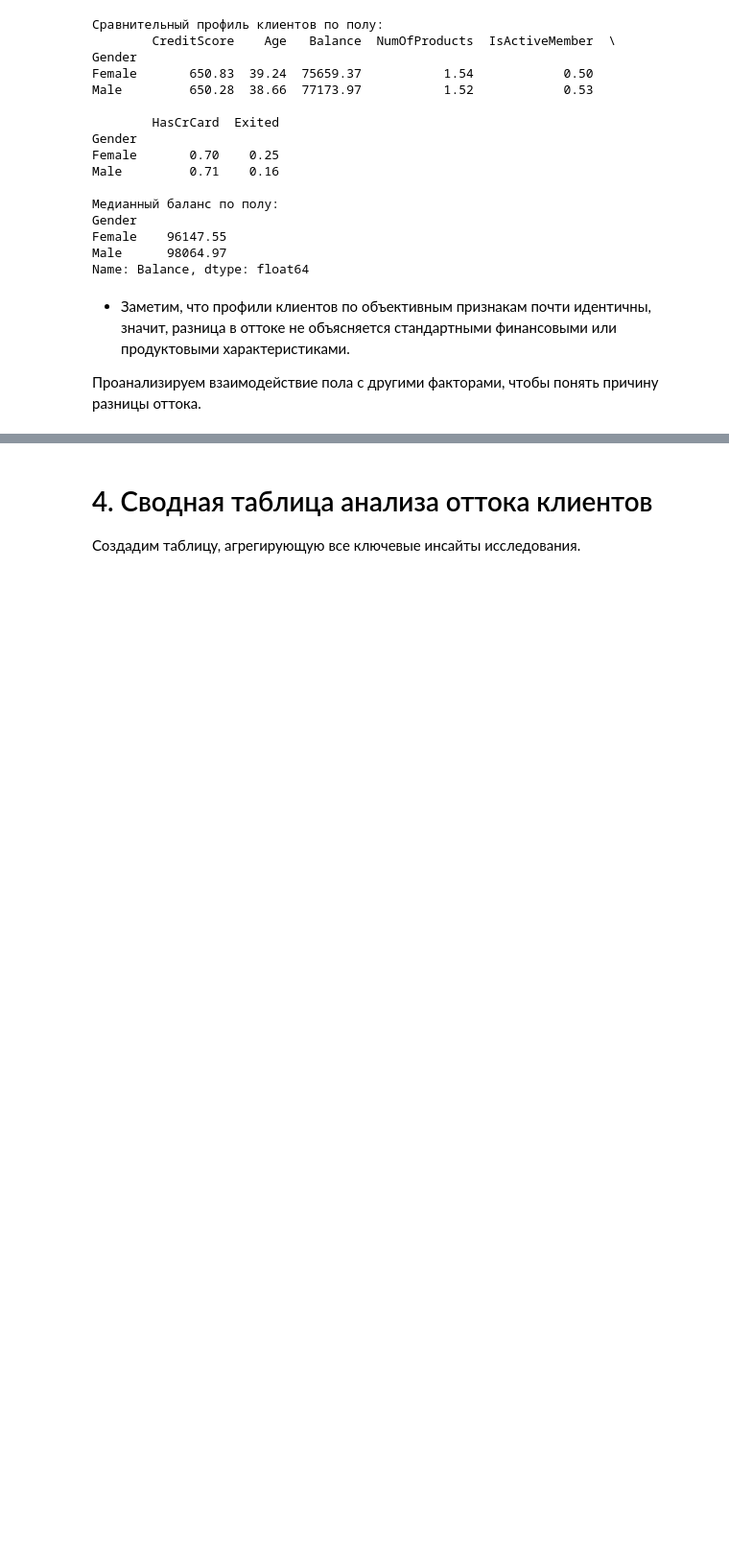
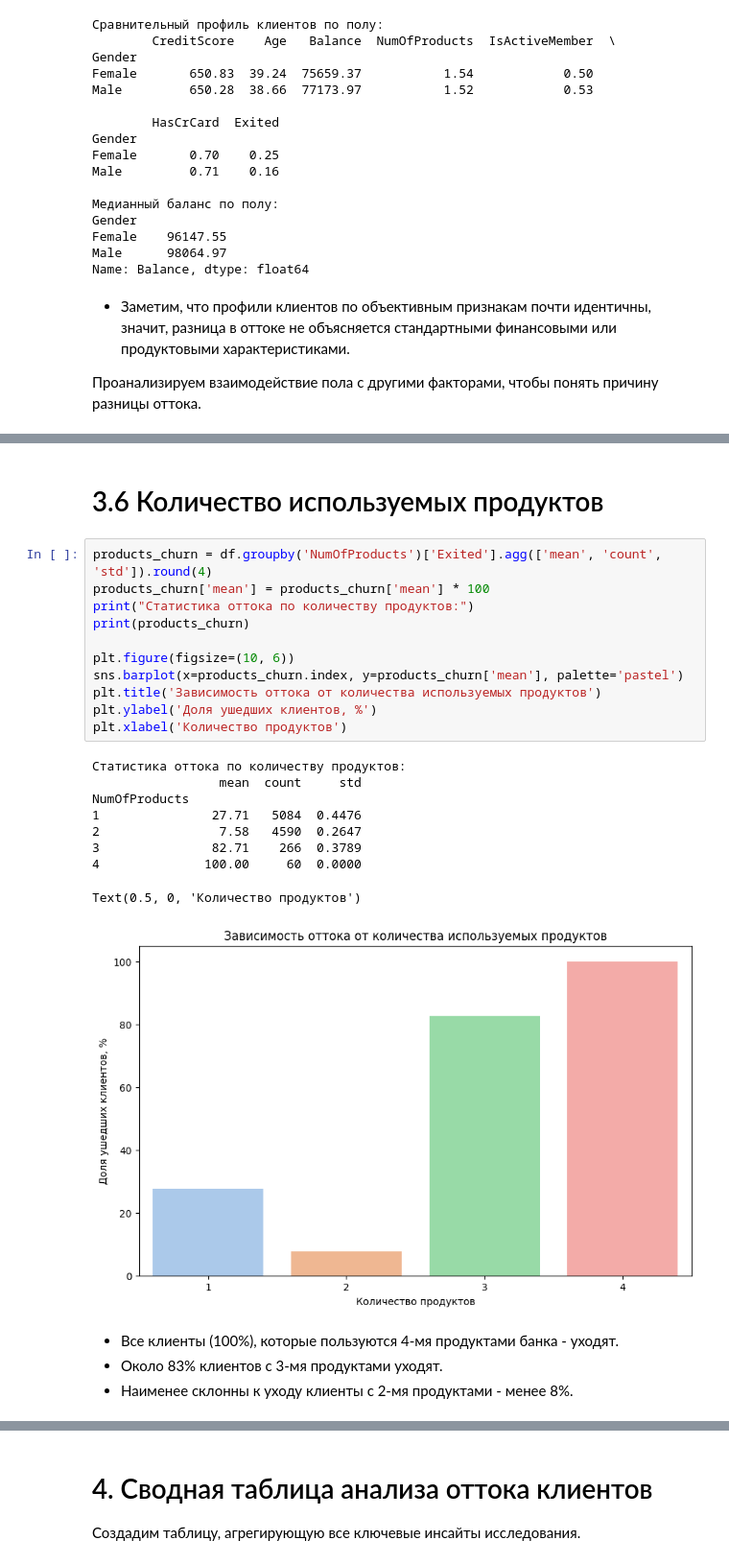
Before and after one commit to uastrova/Bank-Customer-Churn-Analysis, a Jupyter notebook: bank-customer-churn-prediction.ipynb, the cells around one changed output, grey strips where cells are left out. Shown at 96% size. Saved outputs shown, nothing was run; the diff lists cells and outputs as text; blank space fills up the shorter version.

```diff
--- a/bank-customer-churn-prediction.ipynb
+++ b/bank-customer-churn-prediction.ipynb
@@ -803,0 +801,27 @@ Male           23.21   5.45  77.78  100.0
+# %% [markdown]
+# 3.6 Количество используемых продуктов
+# %%
+products_churn = df.groupby('NumOfProducts')['Exited'].agg(['mean', 'count', 'std']).round(4)
+products_churn['mean'] = products_churn['mean'] * 100
+print("Статистика оттока по количеству продуктов:")
+print(products_churn)
+
+plt.figure(figsize=(10, 6))
+sns.barplot(x=products_churn.index, y=products_churn['mean'], palette='pastel')
+plt.title('Зависимость оттока от количества используемых продуктов')
+plt.ylabel('Доля ушедших клиентов, %')
+plt.xlabel('Количество продуктов')
+# %% [output]
+Статистика оттока по количеству продуктов:
+                 mean  count     std
+NumOfProducts
+1               27.71   5084  0.4476
+2                7.58   4590  0.2647
+3               82.71    266  0.3789
+4              100.00     60  0.0000
+Text(0.5, 0, 'Количество продуктов')
+[figure, added]
+# %% [markdown]
+* Все клиенты (100%), которые пользуются 4-мя продуктами банка - уходят.
+* Около 83% клиентов с 3-мя продуктами уходят.
+* Наименее склонны к уходу клиенты с 2-мя продуктами - менее 8%.
```
Also changed, not shown: parts of 30 cells of this notebook.
